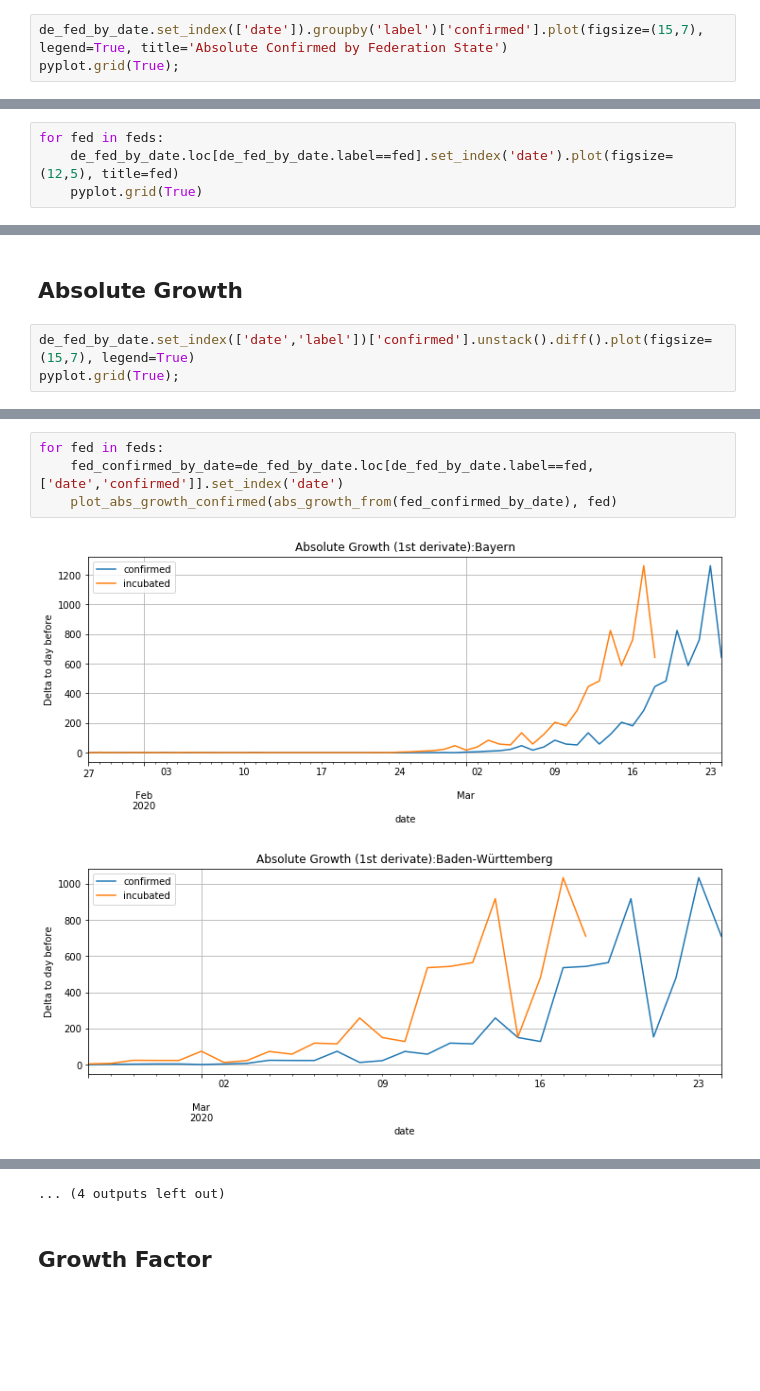
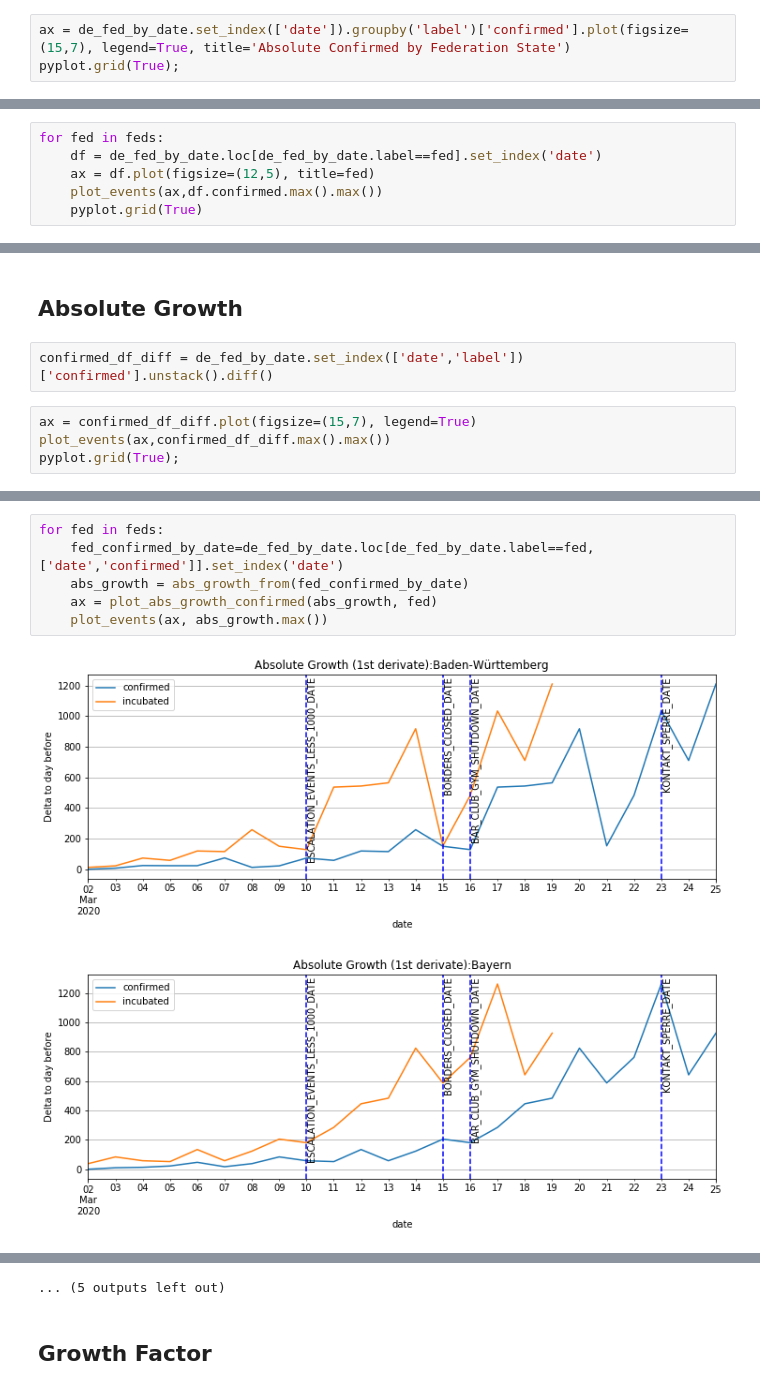
Before and after one commit to plipp/corona-2020-analysis, a Jupyter notebook: mp-data-analysis.ipynb, the cells around one changed output, grey strips where cells are left out. Saved outputs shown, nothing was run; the diff lists cells and outputs as text; blank space fills up the shorter version.

```diff
--- a/mp-data-analysis.ipynb
+++ b/mp-data-analysis.ipynb
@@ -107,6 +124,6 @@ de_fed_by_date = de_fed_by_date_all[de_fed_by_date_all.label.isin(feds)]
 # %% [markdown]
 ## Absolute Cases
 # %%
-de_fed_by_date.set_index(['date']).groupby('label')['confirmed'].plot(figsize=(15,7), legend=True, title='Absolute Confirmed by Federation State')
+ax = de_fed_by_date.set_index(['date']).groupby('label')['confirmed'].plot(figsize=(15,7), legend=True, title='Absolute Confirmed by Federation State')
 pyplot.grid(True);
 # %% [output]
@@ -114,5 +131,7 @@ pyplot.grid(True);
 # %%
 for fed in feds:
-    de_fed_by_date.loc[de_fed_by_date.label==fed].set_index('date').plot(figsize=(12,5), title=fed)
+    df = de_fed_by_date.loc[de_fed_by_date.label==fed].set_index('date')
+    ax = df.plot(figsize=(12,5), title=fed)
+    plot_events(ax,df.confirmed.max().max())
     pyplot.grid(True)
 # %% [output]
@@ -132,6 +151,9 @@ for fed in feds:
 # %% [markdown]
 ## Absolute Growth
+# %%
+confirmed_df_diff = de_fed_by_date.set_index(['date','label'])['confirmed'].unstack().diff()
 # %%
-de_fed_by_date.set_index(['date','label'])['confirmed'].unstack().diff().plot(figsize=(15,7), legend=True)
+ax = confirmed_df_diff.plot(figsize=(15,7), legend=True)
+plot_events(ax,confirmed_df_diff.max().max())
 pyplot.grid(True);
 # %% [output]
@@ -139,7 +161,9 @@ pyplot.grid(True);
 # %%
 for fed in feds:
     fed_confirmed_by_date=de_fed_by_date.loc[de_fed_by_date.label==fed,['date','confirmed']].set_index('date')
-    plot_abs_growth_confirmed(abs_growth_from(fed_confirmed_by_date), fed)
+    abs_growth = abs_growth_from(fed_confirmed_by_date)
+    ax = plot_abs_growth_confirmed(abs_growth, fed)
+    plot_events(ax, abs_growth.max())
 # %% [output]
-[figure, old version]
+[figure, new version]
-[figure, old version]
+[figure, new version]
@@ -156,4 +180,4 @@ for fed in feds:
-... (4 outputs left out)
+... (5 outputs left out)
 # %% [markdown]
 ## Growth Factor
 # %%
```
Also changed, not shown: parts of 18 cells of this notebook.
